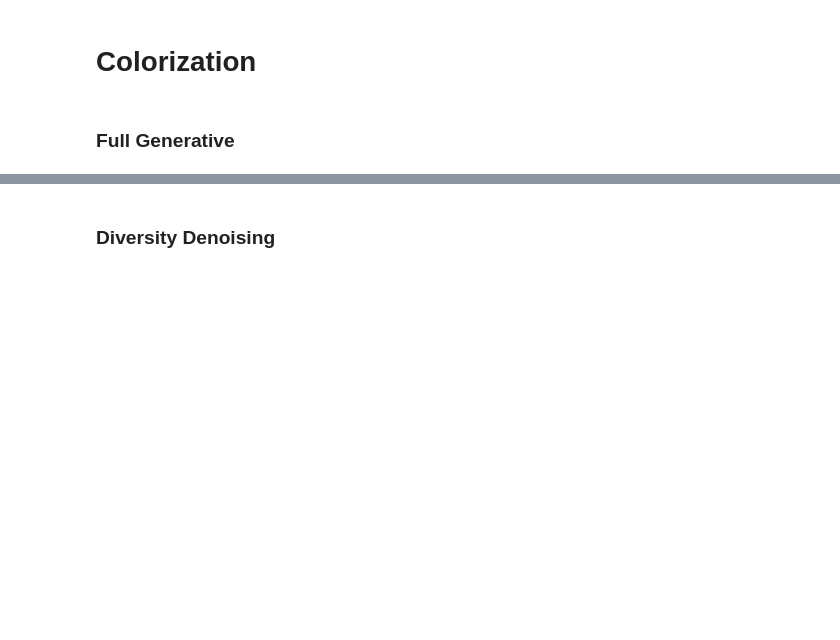
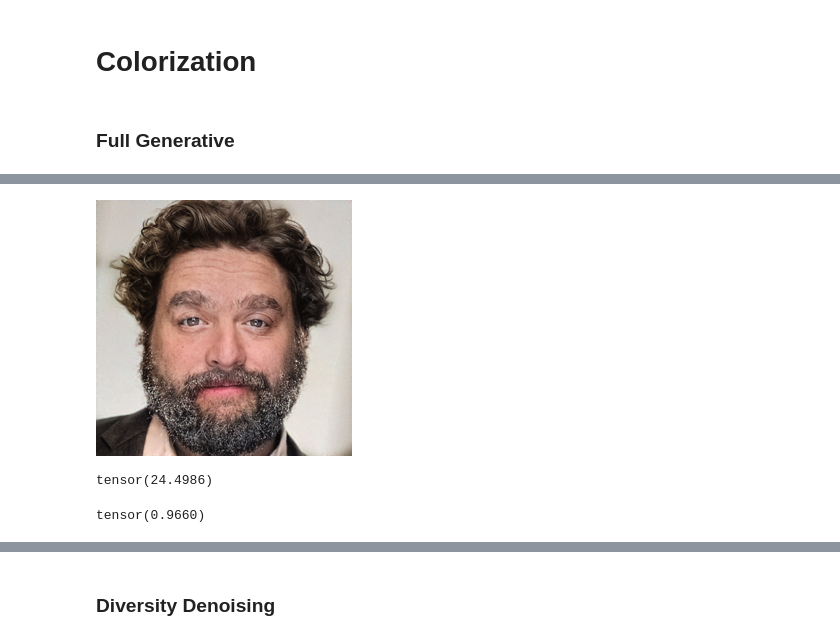
Before and after one commit to ankithsavio/msc-project, a Jupyter notebook: Week-10/Evaluationg.ipynb, the cells around one changed output, grey strips where cells are left out. Cells and saved outputs as stored; diff of their text form; code cells hidden in the pictures; blank space fills up the shorter version.

```diff
--- a/Week-10/Evaluationg.ipynb
+++ b/Week-10/Evaluationg.ipynb
@@ -50,0 +48,14 @@ Lossy conversion from float32 to uint8. Range [0, 1]. Convert image to uint8 pri
+# %%
+preds
+# %% [output]
+[figure, added]
+# %%
+psnr = PSNR()
+psnr(transform(preds), transform(img))
+# %% [output]
+tensor(24.4986)
+# %%
+ssim = SSIM()
+ssim(transform(img)[None], transform(preds)[None])
+# %% [output]
+tensor(0.9660)
```
Also changed, not shown: parts of 16 cells of this notebook.
